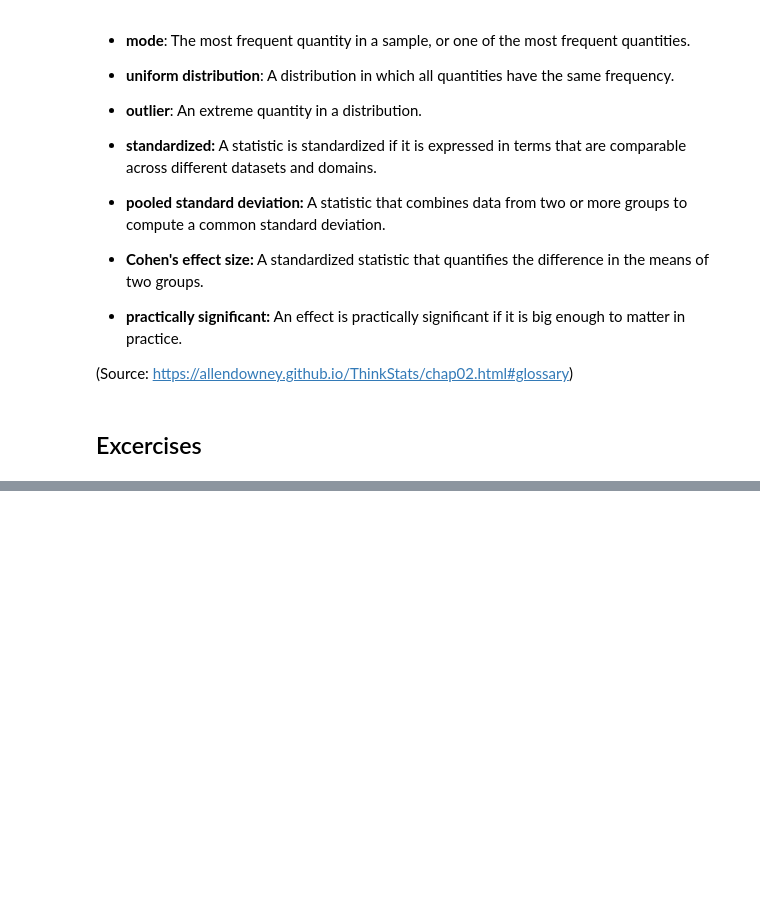
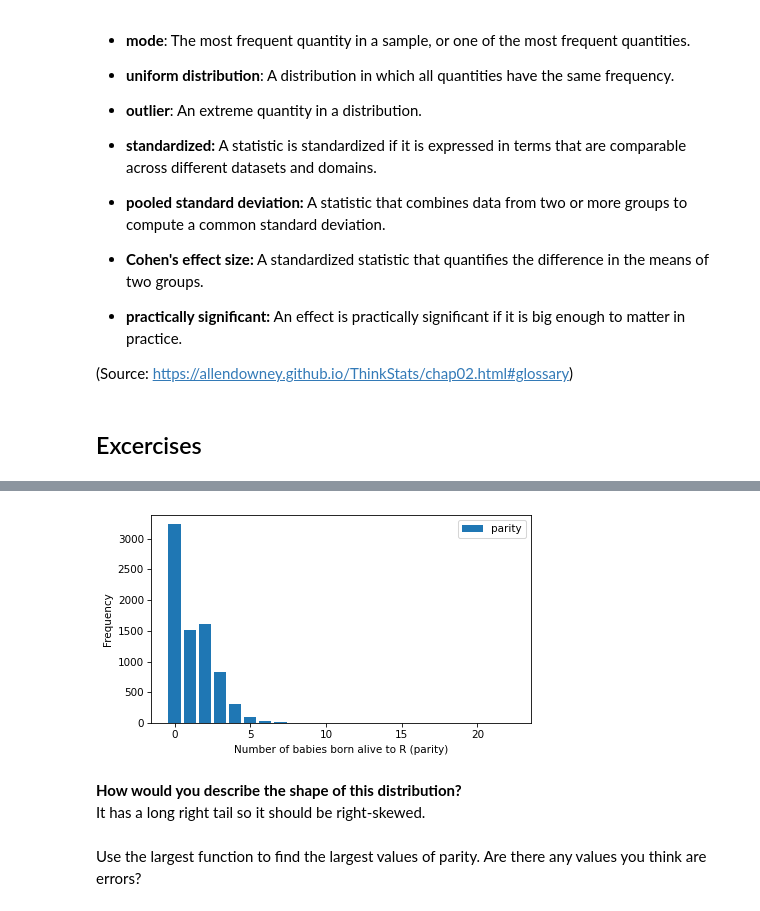
Before and after one commit to mindeleven/algo-trading-bootcamp, a Jupyter notebook: 02-Think-Stats/Notebooks/02_Distributions.ipynb, the cells around one changed output, grey strips where cells are left out. Saved outputs shown, nothing was run; the diff lists cells and outputs as text; code cells hidden in the pictures; blank space fills up the shorter version.

```diff
--- a/02-Think-Stats/Notebooks/02_Distributions.ipynb
+++ b/02-Think-Stats/Notebooks/02_Distributions.ipynb
@@ -647,0 +714,11 @@ But you should also do your best to make your reports honest, and to acknowledge
+# %%
+hist_parity = Hist.from_seq(resp["parity"], name="parity")
+hist_parity.bar()
+decorate(xlabel="Number of babies born alive to R (parity)", ylabel="Frequency")
+# %% [output]
+[figure, added]
+# %% [markdown]
+<b>How would you describe the shape of this distribution?</b>
+<br>It has a long right tail so it should be right-skewed.
+# %% [markdown]
+Use the largest function to find the largest values of parity. Are there any values you think are errors?
```
Also changed, not shown: parts of 21 cells of this notebook.
